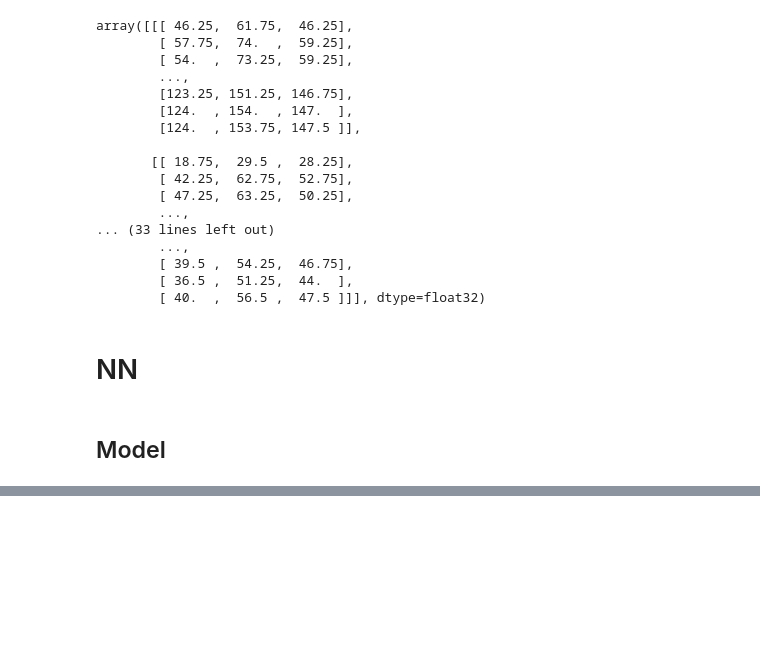
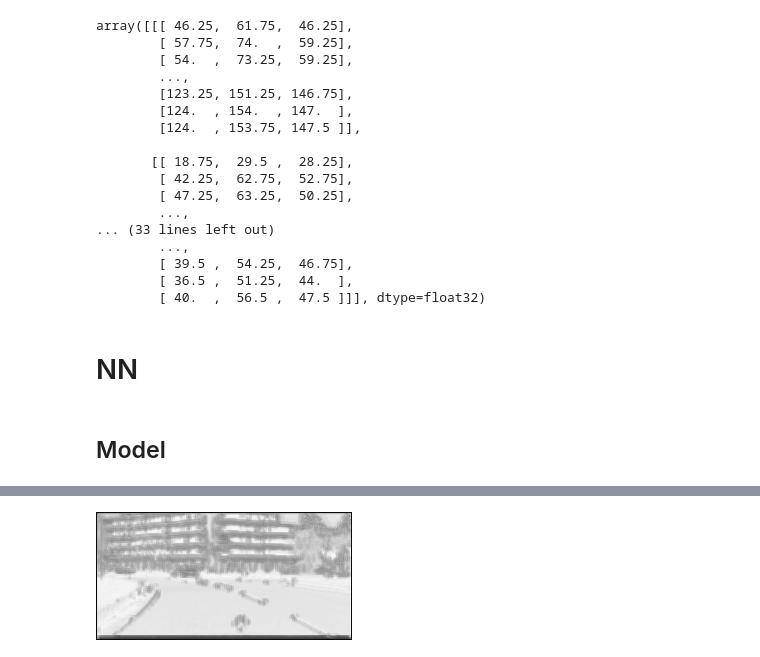
Before and after one commit to Ishan130803/Semantic-Segmentation-Cityscapes, a Jupyter notebook: CityScape_Segmentation.ipynb, the cells around one changed output, grey strips where cells are left out. Saved outputs shown, nothing was run; the diff lists cells and outputs as text; code cells hidden in the pictures; blank space fills up the shorter version.

```diff
--- a/CityScape_Segmentation.ipynb
+++ b/CityScape_Segmentation.ipynb
@@ -717,0 +768,13 @@ outputs = layers.Conv2D(1,1)(x5_relu)
+# %%
+inputs = keras.Input(shape = (img_x, img_y, 3))
+# x5_conv = layers.Conv2D(20,3,padding = "same", activation = 'linear')(inputs)
+conv = layers.Conv2D(20,5, padding = "same", activation = 'relu')(inputs)
+fm1 = feature_module()(conv)
+relu = layers.ReLU()(fm1 + conv)
+fm1 = feature_module()(relu)
+relu = layers.ReLU()(fm1 + conv)
+fm1 = feature_module()(relu)
+relu = layers.ReLU()(fm1 + conv)
+relu = layers.Conv2D(10,1,activation = 'relu')(relu)
+relu = layers.Conv2D(5,1,activation = 'relu')(relu)
+outputs = layers.Conv2D(1,1)(relu)
@@ -739,7 +804,7 @@ Non-trainable params: 0 (0.00 Byte)
 __________________________________________________________________________________________________
 # %%
 model.compile(
-    optimizer='adam', loss='mean_squared_error', metrics=['mse','accuracy'
+    optimizer='adam', loss='mean_squared_error', metrics=['mse'
 ])
 # %%
 model.fit(
@@ -749,0 +860,2 @@ model.fit(
+# %%
+pred = model.predict(x)
@@ -749,0 +864,4 @@ model.fit(
+# %%
+keras.utils.array_to_img((pred[0]*255).astype(np.int8))
+# %% [output]
+[figure, added]
```
Also changed, not shown: parts of 38 cells of this notebook.
